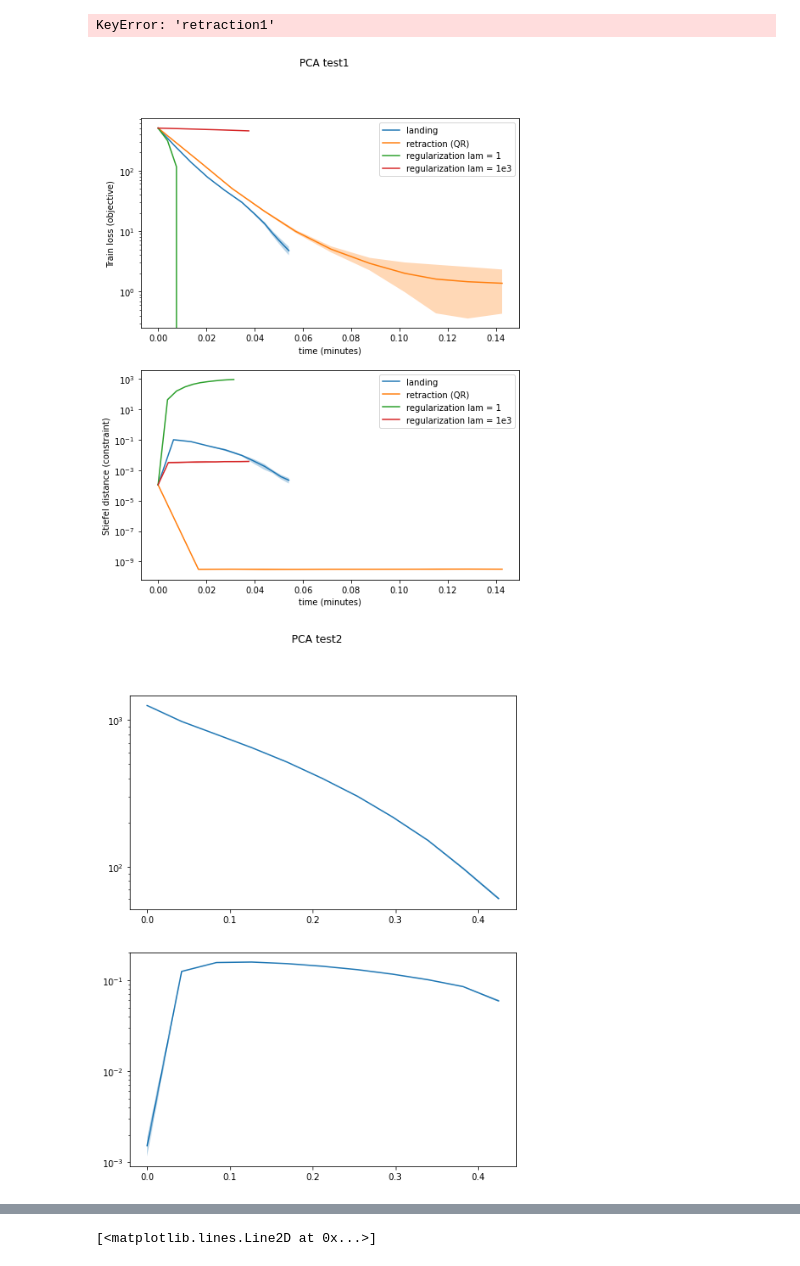
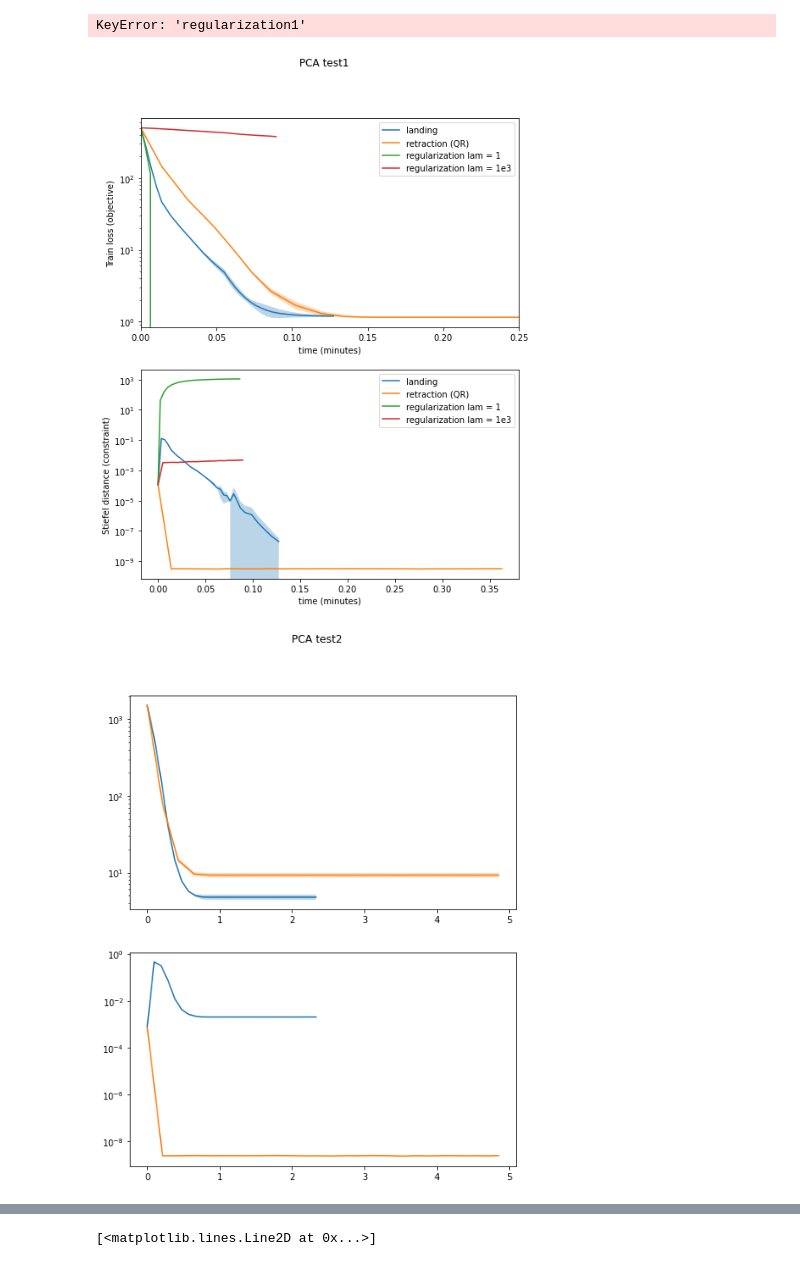
Before and after one commit to simonvary/landing-stiefel, a Jupyter notebook: experiments/test_plot.ipynb, the cells around one changed output, grey strips where cells are left out. Cells and saved outputs as stored; diff of their text form; code cells hidden in the pictures.

```diff
--- a/experiments/test_plot.ipynb
+++ b/experiments/test_plot.ipynb
@@ -11,7 +11,7 @@ import matplotlib.pyplot as plt
 import torch
 # %%
 
-filename = '1_pca.pt'
+filename = '1_pca2.pt'
 out_file = torch.load(filename)
 
 out = out_file['out']
@@ -20,7 +20,7 @@ methods_labels = out_file['methods_labels']
 methods = out_file['methods']
 problems = out_file['problems']
 # %%
-sdev_rho = 5
+sdev_rho = 2
 
 for problem_id in problems:
     problem_params = problems[problem_id]
@@ -51,6 +51,8 @@ for problem_id in problems:
     axs[1].set_xlabel('time (minutes)')
     axs[1].set_ylabel('Stiefel distance (constraint)')
     axs[1].legend()
+    axs[0].set_xlim((0,.25))
+    #axs[0].set_ylim((0,100))
 
 #fig.subplots_adjust(hspace=0.5)
 #plt.savefig("plot_cifar10.pdf", dpi=150)
@@ -67,6 +70,6 @@ Ploting: test2
-KeyError: 'retraction1'
+KeyError: 'regularization1'
-[figure, old version]
+[figure, new version]
-[figure, old version]
+[figure, new version]
 # %%
 train_loss_mean
 # %% [output]
```
Also changed, not shown: parts of 2 cells of this notebook, 2 other files.
